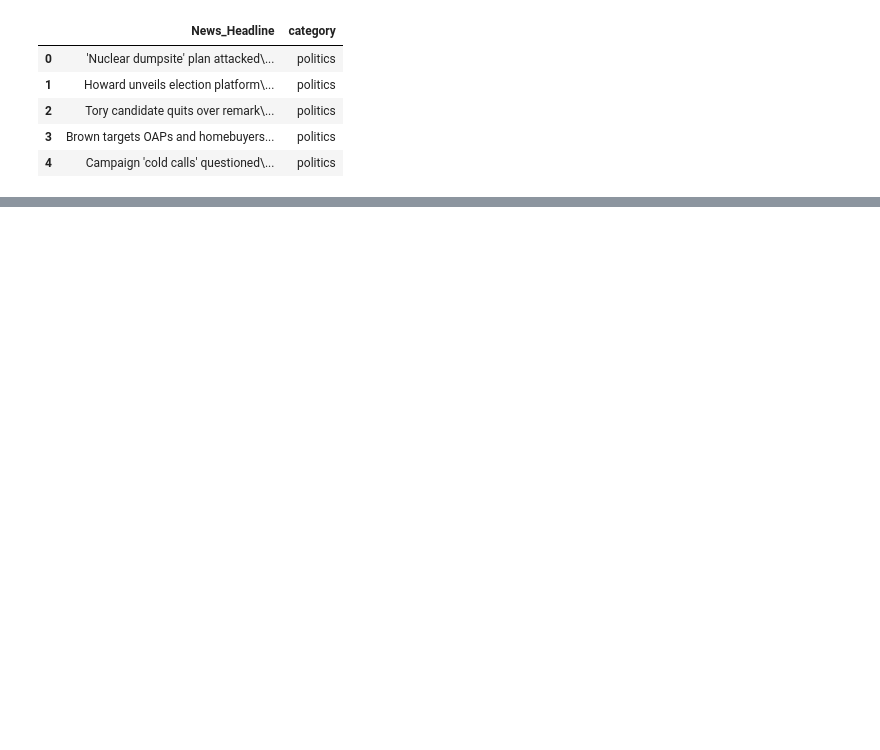
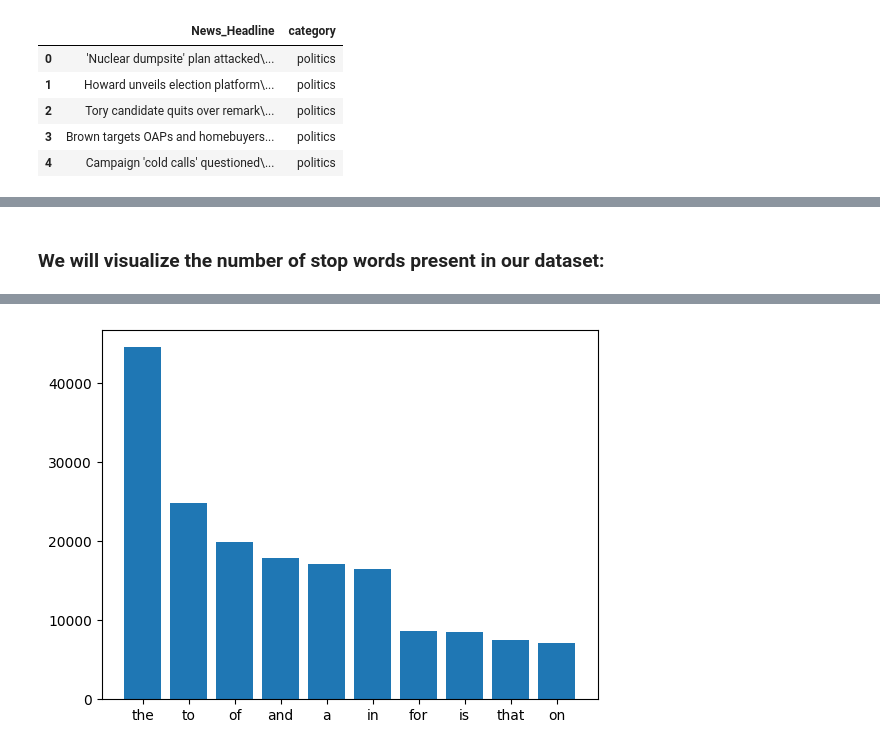
Before and after one commit to IpsitaDas1510/justify, a Jupyter notebook: ml/train.ipynb, the cells around one changed output, grey strips where cells are left out. Drawn from its saved outputs; the diff is of its cells as text; code cells hidden in the pictures; blank space fills up the shorter version.

```diff
--- a/ml/train.ipynb
+++ b/ml/train.ipynb
@@ -150,0 +173,24 @@ bbc_text.head()
+# %% [markdown]
+### We will visualize the number of stop words present in our dataset:
+# %%
+import nltk
+from nltk.corpus import stopwords
+
+nltk.download('stopwords')
+
+def plot_stopwords(data):
+    stop=set(stopwords.words('english'))
+    data_split= data.str.split()
+    data_list=data_split.values.tolist()
+    corpus=[word for i in data_list for word in i]
+    from collections import defaultdict
+    dictionary_stopwords=defaultdict(int)
+    for word in corpus:
+        if word in stop:
+            dictionary_stopwords[word]+=1
+
+    top=sorted(dictionary_stopwords.items(), key=lambda x:x[1],reverse=True)[:10]
+    x,y=zip(*top)
+    plt.bar(x,y)
+plot_stopwords(bbc_text['News_Headline'])
+# %% [output]
@@ -150,0 +200 @@ bbc_text.head()
+[figure, added]
```
Also changed, not shown: parts of 11 cells of this notebook.
